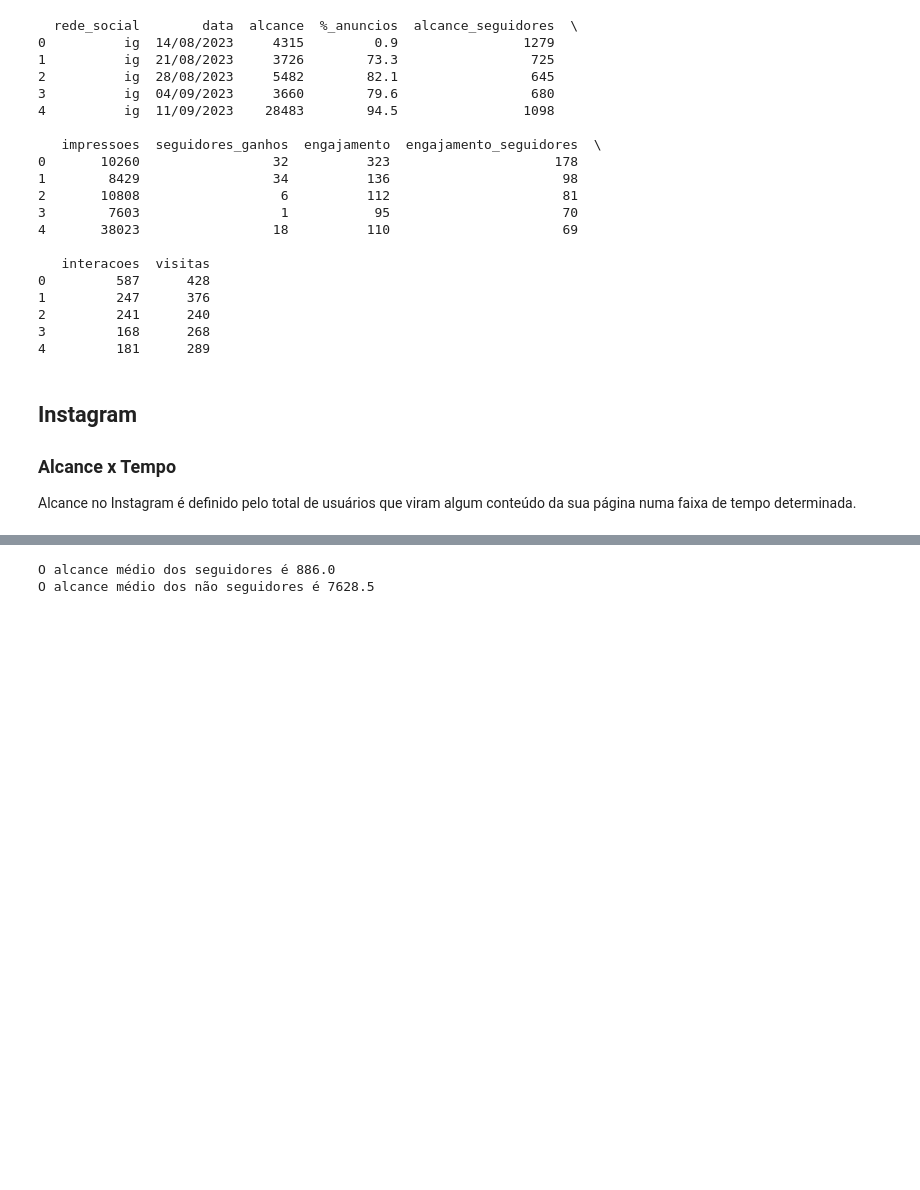
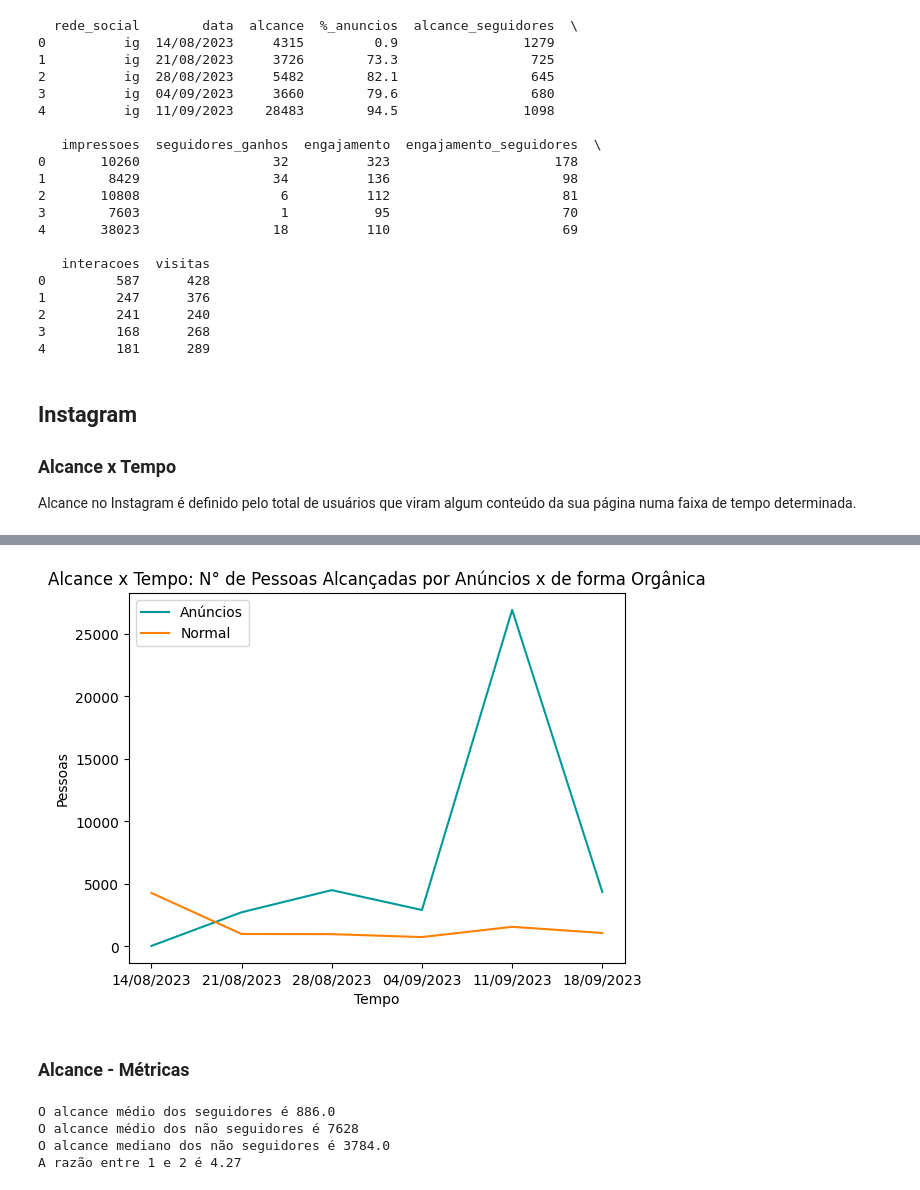
Before and after one commit to raphael-ss/social-media-analysis, a Jupyter notebook: social-media-nb.ipynb, the cells around one changed output, grey strips where cells are left out. Drawn from its saved outputs; the diff is of its cells as text; code cells hidden in the pictures; blank space fills up the shorter version.

```diff
--- a/social-media-nb.ipynb
+++ b/social-media-nb.ipynb
@@ -64,7 +64,28 @@ plt.show()
+# %%
+alcance_anuncios = round(df['alcance'] * df['%_anuncios'] / 100)
+alcance_normal = round(df['alcance'] * (100 - df['%_anuncios']) / 100)
+tempo = list(df.data)
+
+plt.plot(tempo, alcance_anuncios, color="#009999")
+plt.plot(tempo, alcance_normal, color="#FF8000")
+plt.title('Alcance x Tempo: N° de Pessoas Alcançadas por Anúncios x de forma Orgânica')
+plt.xlabel('Tempo')
+plt.ylabel('Pessoas')
+plt.legend(['Anúncios', 'Normal'])
+plt.show()
+# %% [output]
+[figure, added]
+# %% [markdown]
+### Alcance - Métricas
 # %%
 alcance_medio_seguidores = df.alcance_seguidores.mean()
 alcance_medio_nao_seguidores = (df["alcance"] - df["alcance_seguidores"]).mean()
-print(f"O alcance médio dos seguidores é {alcance_medio_seguidores}\nO alcance médio dos não seguidores é {alcance_medio_nao_seguidores}")
+alcance_mediano_nao_seguidores = (df["alcance"] - df["alcance_seguidores"]).median()
+print(f"O alcance médio dos seguidores é {alcance_medio_seguidores}\nO alcance médio dos não seguidores é {round(alcance_medio_nao_seguidores)}")
+print(f"O alcance mediano dos não seguidores é {alcance_mediano_nao_seguidores}")
+print(f"A razão entre 1 e 2 é {round(alcance_mediano_nao_seguidores/alcance_medio_seguidores, 2)}")
 # %% [output]
 O alcance médio dos seguidores é 886.0
-O alcance médio dos não seguidores é 7628.5
+O alcance médio dos não seguidores é 7628
+O alcance mediano dos não seguidores é 3784.0
+A razão entre 1 e 2 é 4.27
```
Also changed, not shown: parts of 7 cells of this notebook.
